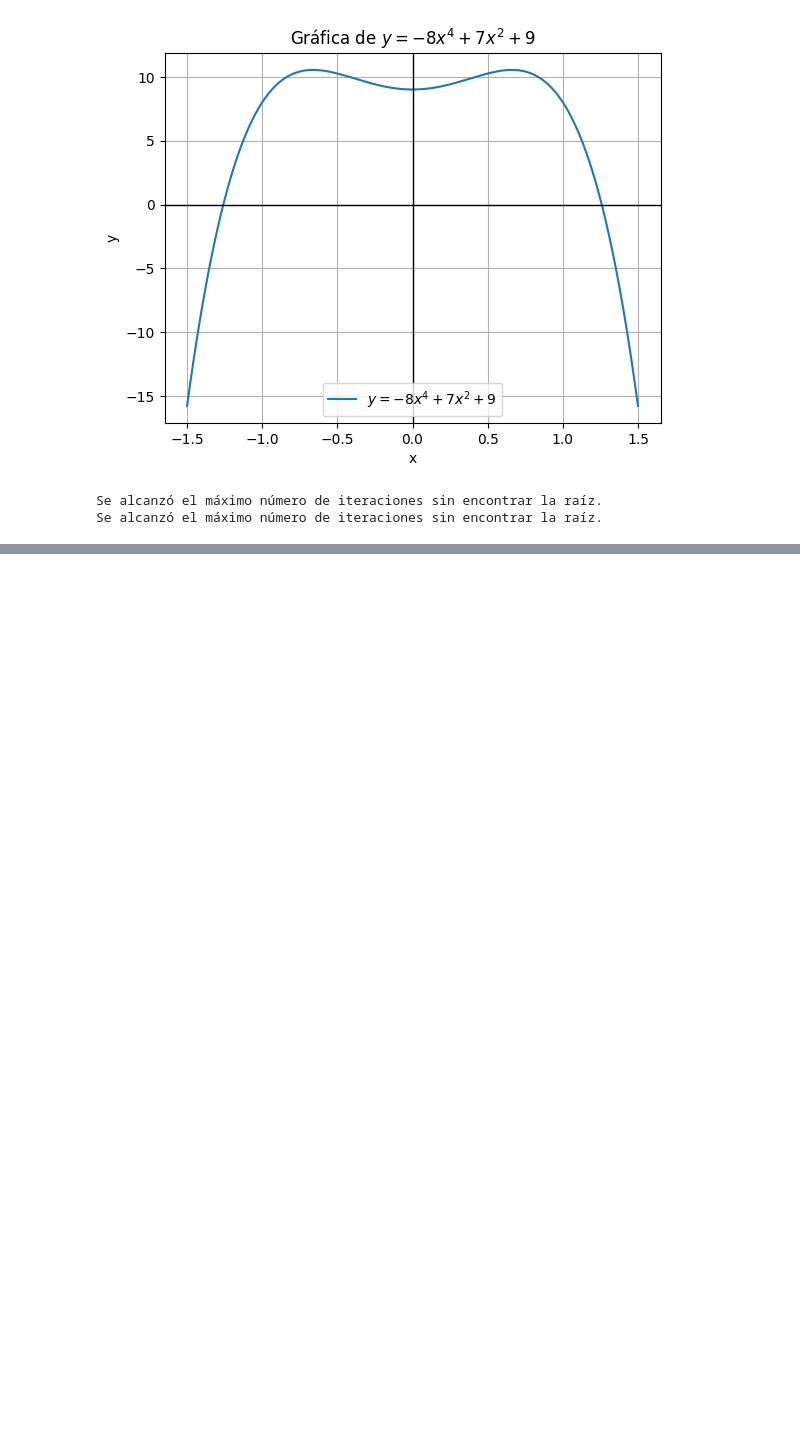
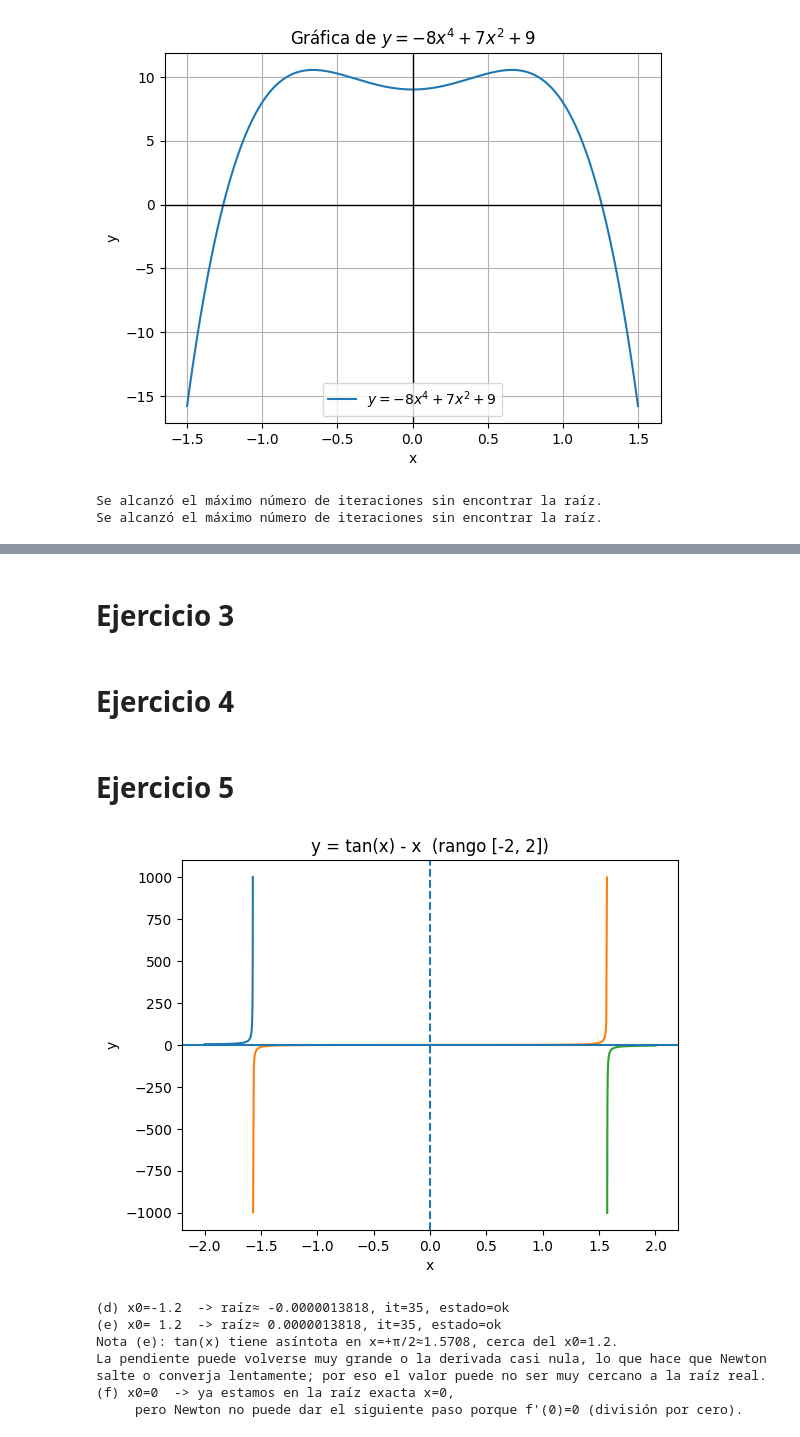
Before and after one commit to Anderson897lk/02deJulio, a Jupyter notebook: Autonomo1-8ejercicios.ipynb, the cells around one changed output, grey strips where cells are left out. Saved outputs shown, nothing was run; the diff lists cells and outputs as text; code cells hidden in the pictures; blank space fills up the shorter version.

```diff
--- a/Autonomo1-8ejercicios.ipynb
+++ b/Autonomo1-8ejercicios.ipynb
@@ -488,0 +688,76 @@ Se alcanzó el máximo número de iteraciones sin encontrar la raíz.
+# %% [markdown]
+# Ejercicio 3
+# %% [markdown]
+# Ejercicio 4
+# %% [markdown]
+# Ejercicio 5
+# %%
+# -------------------------------------------------------
+# NEWTON–RAPHSON (Ejercicio 5) — y = tan(x) - x
+# a) Graficar y = tan(x) - x
+# b) Gráfico en [-2, 2]
+# c) Newton-Raphson para hallar raíces de tan(x) - x
+# d) Ejecutar con x0 = -1.2
+# e) Ejecutar con x0 = 1.2  (comentar por qué puede ir mal)
+# f) Ejecutar con x0 = 0
+# -------------------------------------------------------
+
+import numpy as np
+import matplotlib.pyplot as plt
+
+# --- función y derivada ---
+def f(x):   return np.tan(x) - x
+def df(x):  return 1/np.cos(x)**2 - 1   # = tan(x)^2
+
+# --- (a,b) gráfico en [-2,2] evitando las asíntotas (±pi/2) ---
+eps = 1e-3
+parts = [(-2, -np.pi/2 - eps), (-np.pi/2 + eps, np.pi/2 - eps), (np.pi/2 + eps, 2)]
+plt.figure()
+for a,b in parts:
+    xs = np.linspace(a, b, 500)
+    plt.plot(xs, f(xs))
+plt.axhline(0); plt.axvline(0, ls="--")
+plt.title("y = tan(x) - x  (rango [-2, 2])")
+plt.xlabel("x"); plt.ylabel("y")
+plt.show()
+
+# --- (c) Newton-Raphson básico con salvaguardas ---
+def newton(x0, tol=1e-6, max_iter=50):
+    x = float(x0)
+    for k in range(1, max_iter+1):
+        # cerca de asíntota o derivada ~ 0 -> detener
+        if abs(np.cos(x)) < 1e-6 or abs(df(x)) < 1e-12:
+            return x, k, "falló: derivada ~0 o cerca de asíntota"
+        x1 = x - f(x)/df(x)
+        if abs(x1 - x) < tol:
+            return x1, k, "ok"
+        x = x1
+    return x, max_iter, "máx. iteraciones"
+
+# (d) x0 = -1.2
+r1, it1, msg1 = newton(-1.2, 1e-6)
+print(f"(d) x0=-1.2  -> raíz≈ {r1:.10f}, it={it1}, estado={msg1}")
+
+# (e) x0 = 1.2
+r2, it2, msg2 = newton(1.2, 1e-6)
+print(f"(e) x0= 1.2  -> raíz≈ {r2:.10f}, it={it2}, estado={msg2}")
+print("Nota (e): tan(x) tiene asíntota en x=+π/2≈1.5708, cerca del x0=1.2.\n"
+      "La pendiente puede volverse muy grande o la derivada casi nula, "
+      "lo que hace que Newton salte o converja lentamente; por eso el valor "
+      "puede no ser muy cercano a la raíz real.")
+
+# (f) x0 = 0
+if abs(f(0.0)) < 1e-12:
+    print("(f) x0=0  -> ya estamos en la raíz exacta x=0,")
+    print("     pero Newton no puede dar el siguiente paso porque f'(0)=0 (división por cero).")
+else:
+    r3, it3, msg3 = newton(0.0, 1e-6)
+    print(f"(f) x0=0   -> raíz≈ {r3:.10f}, it={it3}, estado={msg3}")
+# %% [output]
+[figure, added]
+(d) x0=-1.2  -> raíz≈ -0.0000013818, it=35, estado=ok
+(e) x0= 1.2  -> raíz≈ 0.0000013818, it=35, estado=ok
+Nota (e): tan(x) tiene asíntota en x=+π/2≈1.5708, cerca del x0=1.2.
+La pendiente puede volverse muy grande o la derivada casi nula, lo que hace que Newton salte o converja lentamente; por eso el valor puede no ser muy cercano a la raíz real.
+(f) x0=0  -> ya estamos en la raíz exacta x=0,
+     pero Newton no puede dar el siguiente paso porque f'(0)=0 (división por cero).
```
Also changed, not shown: parts of 22 cells of this notebook.
